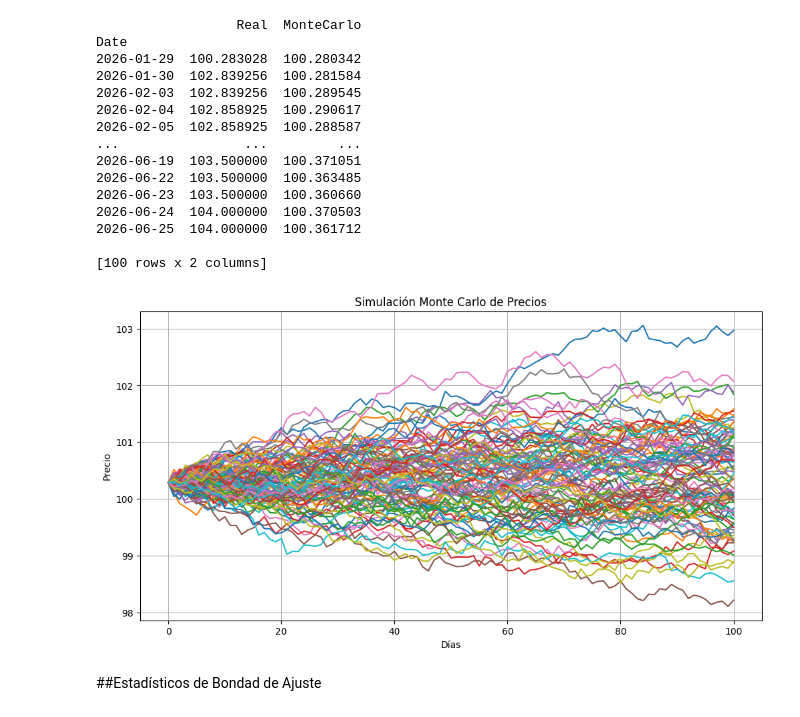
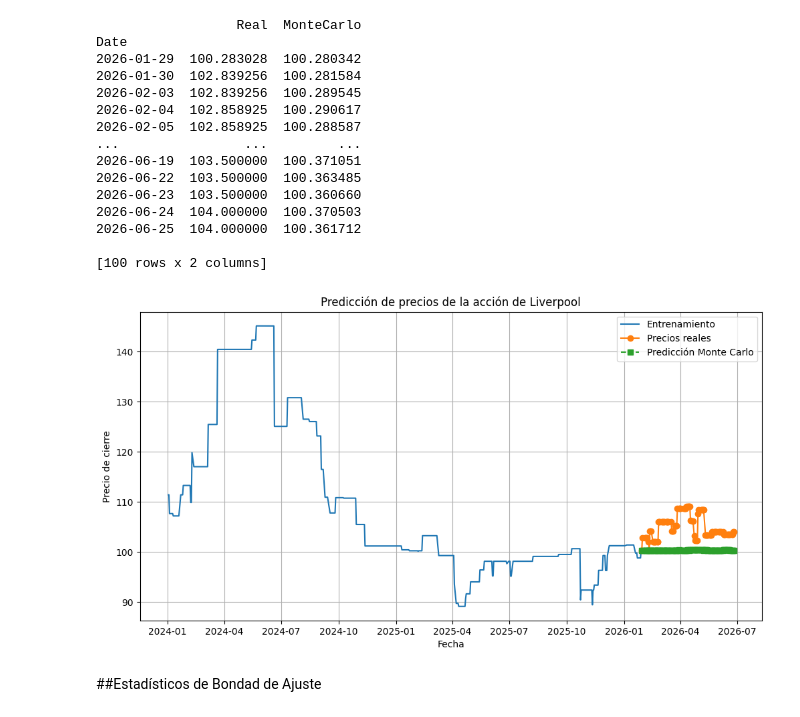
Before and after one commit to MartaPCastillo/Tesis, a Jupyter notebook: Monte_Carlo_Liverpool.ipynb, the cells around one changed output. Saved outputs shown, nothing was run; the diff lists cells and outputs as text; code cells hidden in the pictures.

```diff
--- a/Monte_Carlo_Liverpool.ipynb
+++ b/Monte_Carlo_Liverpool.ipynb
@@ -163,20 +177,31 @@ Date
 2026-06-25  104.000000  100.361712
 
 [100 rows x 2 columns]
-# %%
-plt.figure(figsize=(12,6))
-
-for simulacion in monte_carlo_simulaciones_prueba:
-    plt.plot(simulacion)
-
-plt.title('Simulación Monte Carlo de Precios')
-plt.xlabel('Días')
-plt.ylabel('Precio')
-plt.grid(True)
-
-plt.show()
-# %% [output]
-[figure, removed]
+# %%
+plt.figure(figsize=(12,6))
+
+# Datos de entrenamiento
+plt.plot(train.index, train,
+         label='Entrenamiento')
+
+# Datos reales
+plt.plot(test.index, test,
+         marker='o', label='Precios reales')
+
+# Predicción
+plt.plot(test.index, pprecio_esperado,
+         marker='s', linestyle='--',
+         label='Predicción Monte Carlo')
+
+plt.title('Predicción de precios de la acción de Liverpool')
+plt.xlabel('Fecha')
+plt.ylabel('Precio de cierre')
+plt.legend()
+plt.grid(True)
+
+plt.show()
+# %% [output]
+[figure, added]
 # %% [markdown]
 ##Estadísticos de Bondad de Ajuste
 # %% [markdown]
```
Also changed, not shown: parts of 4 cells of this notebook.
